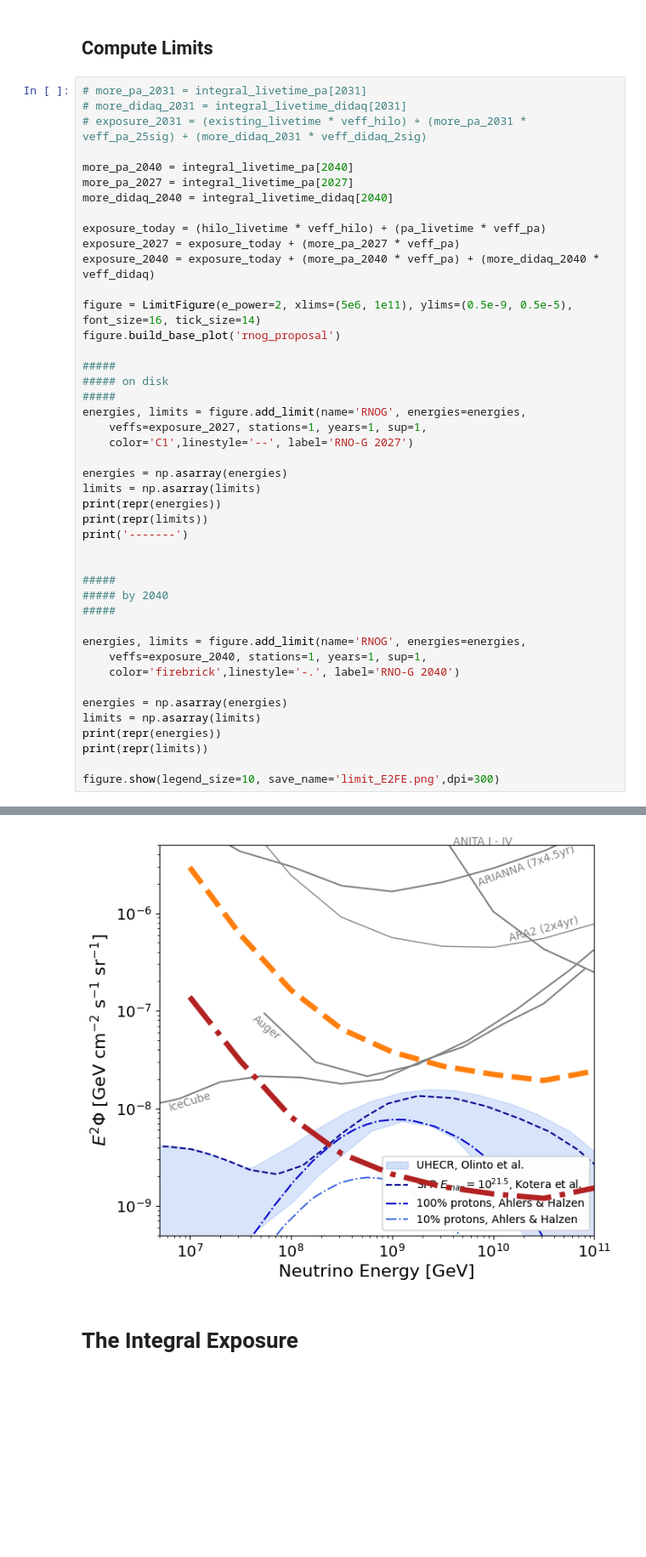
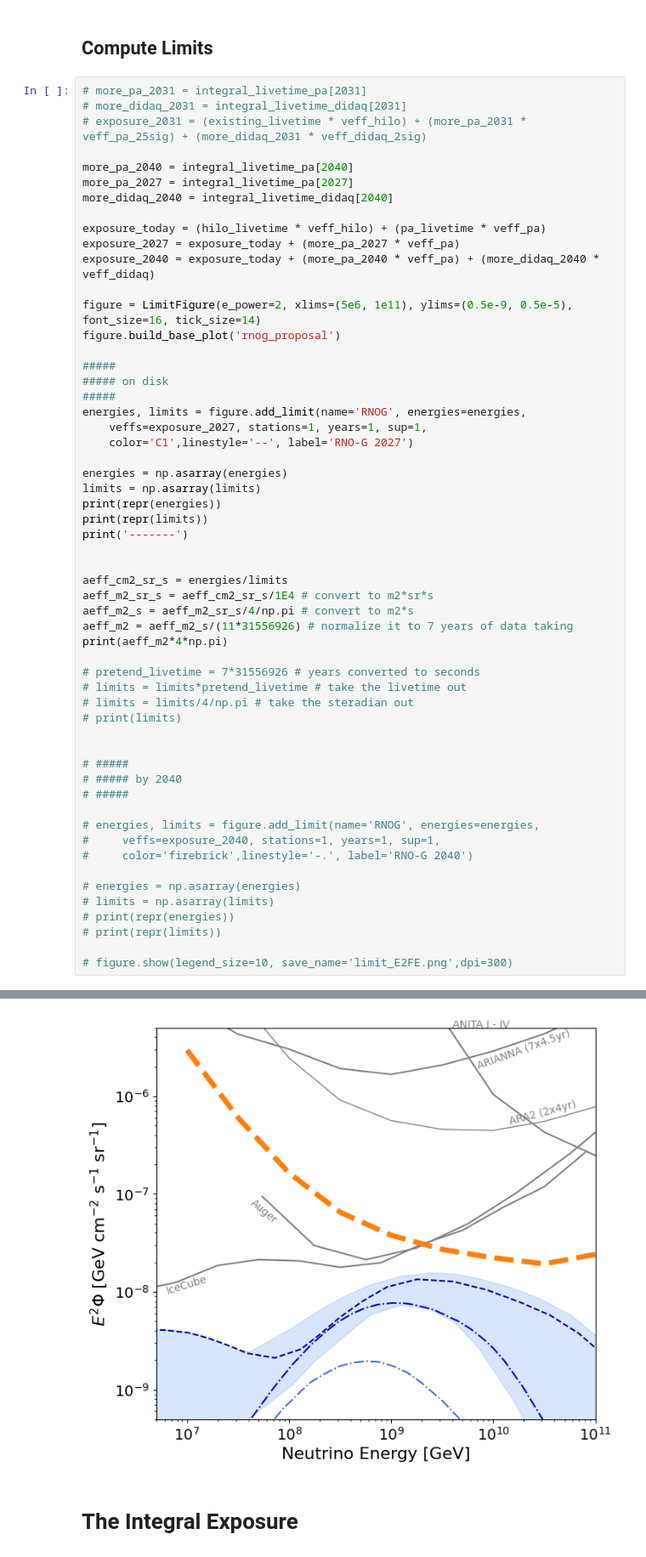
Before and after one commit to clark2668/rnog_plots, a Jupyter notebook: 2025-nsf-proposal/computing_stuff/compute_quantities.ipynb, the cells around one changed output, grey strips where cells are left out. Shown: that part at 85% size. Saved outputs shown, nothing was run; the diff lists cells and outputs as text; blank space fills up the shorter version.

```diff
--- a/2025-nsf-proposal/computing_stuff/compute_quantities.ipynb
+++ b/2025-nsf-proposal/computing_stuff/compute_quantities.ipynb
@@ -124,20 +124,32 @@ print(repr(limits))
 print('-------')
 
 
-#####
-##### by 2040
-#####
+aeff_cm2_sr_s = energies/limits
+aeff_m2_sr_s = aeff_cm2_sr_s/1E4 # convert to m2*sr*s
+aeff_m2_s = aeff_m2_sr_s/4/np.pi # convert to m2*s
+aeff_m2 = aeff_m2_s/(11*31556926) # normalize it to 7 years of data taking
+print(aeff_m2*4*np.pi)
 
-energies, limits = figure.add_limit(name='RNOG', energies=energies,
-    veffs=exposure_2040, stations=1, years=1, sup=1,
-    color='firebrick',linestyle='-.', label='RNO-G 2040')
+# pretend_livetime = 7*31556926 # years converted to seconds
+# limits = limits*pretend_livetime # take the livetime out
+# limits = limits/4/np.pi # take the steradian out
+# print(limits)
 
-energies = np.asarray(energies)
-limits = np.asarray(limits)
-print(repr(energies))
-print(repr(limits))
 
-figure.show(legend_size=10, save_name='limit_E2FE.png',dpi=300)
+# #####
+# ##### by 2040
+# #####
+
+# energies, limits = figure.add_limit(name='RNOG', energies=energies,
+#     veffs=exposure_2040, stations=1, years=1, sup=1,
+#     color='firebrick',linestyle='-.', label='RNO-G 2040')
+
+# energies = np.asarray(energies)
+# limits = np.asarray(limits)
+# print(repr(energies))
+# print(repr(limits))
+
+# figure.show(legend_size=10, save_name='limit_E2FE.png',dpi=300)
 # %% [output]
 array([ 1.000e+07,  3.162e+07,  1.000e+08,  3.162e+08,  1.000e+09,
         3.162e+09,  1.000e+10,  3.162e+10,  1.000e+11,  3.162e+11,
@@ -155,4 +163,4 @@ array([ 1.387e-07,  3.067e-08,  8.184e-09,  3.443e-09,  2.119e-09,
-[figure, old version]
+[figure, new version]
 # %% [markdown]
 # The Integral Exposure
 # %%
```
Also changed, not shown: parts of 1 cell of this notebook, 21 other files.
